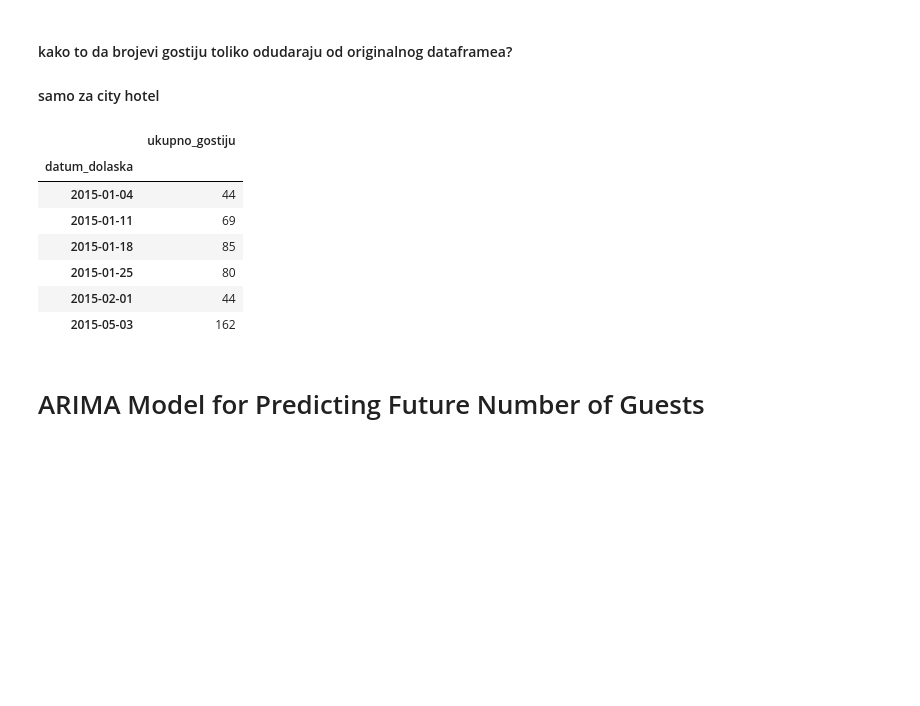
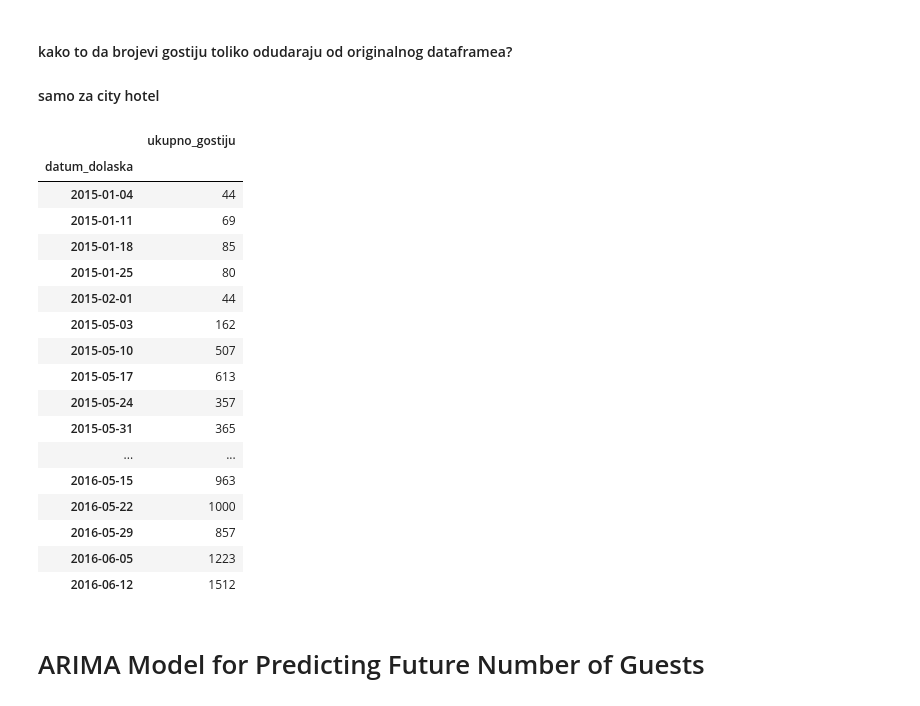
Before and after one commit to MarkoHaralovic/Prediction-of-Hotel-Occupancy, a Jupyter notebook: prediction-of-hotel-occupancy/notebooks/hotel-booking-demand-num-of-guest-prediction.ipynb, the cells around one changed output. Cells and saved outputs as stored; diff of their text form; code cells hidden in the pictures; blank space fills up the shorter version.

```diff
--- a/prediction-of-hotel-occupancy/notebooks/hotel-booking-demand-num-of-guest-prediction.ipynb
+++ b/prediction-of-hotel-occupancy/notebooks/hotel-booking-demand-num-of-guest-prediction.ipynb
@@ -249,19 +256,29 @@ NumberOfGuestsWeeklyResort.head(10)
 # %%
 # Calculating Number of Guests Weekly - Resort Hotel
 NumberOfGuestsCity = dataCity[['datum_dolaska', 'ukupno_gostiju']]
 NumberOfGuestsWeeklyCity = dataCity['ukupno_gostiju'].groupby(dataCity['datum_dolaska']).sum()
 NumberOfGuestsWeeklyCity = NumberOfGuestsWeeklyCity.resample('w').sum().to_frame()
 NumberOfGuestsWeeklyCity = NumberOfGuestsWeeklyCity[~(NumberOfGuestsWeeklyCity['ukupno_gostiju']==0)]
-NumberOfGuestsWeeklyCity.head(6)
+NumberOfGuestsWeeklyCity.head(60)
 # %% [output]
 |  | ukupno_gostiju |
 | datum_dolaska |  |
 | 2015-01-04 | 44 |
 | 2015-01-11 | 69 |
 | 2015-01-18 | 85 |
 | 2015-01-25 | 80 |
 | 2015-02-01 | 44 |
 | 2015-05-03 | 162 |
+| 2015-05-10 | 507 |
+| 2015-05-17 | 613 |
+| 2015-05-24 | 357 |
+| 2015-05-31 | 365 |
+| ... | ... |
+| 2016-05-15 | 963 |
+| 2016-05-22 | 1000 |
+| 2016-05-29 | 857 |
+| 2016-06-05 | 1223 |
+| 2016-06-12 | 1512 |
 # %% [markdown]
 # ARIMA Model for Predicting Future Number of Guests
 # %%
```
Also changed, not shown: parts of 16 cells of this notebook.
